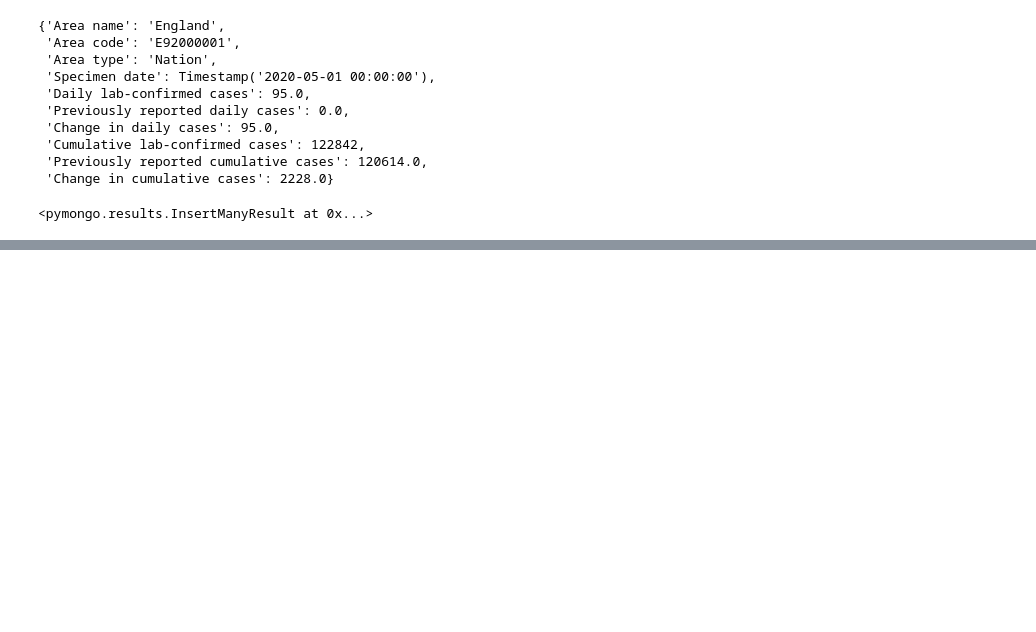
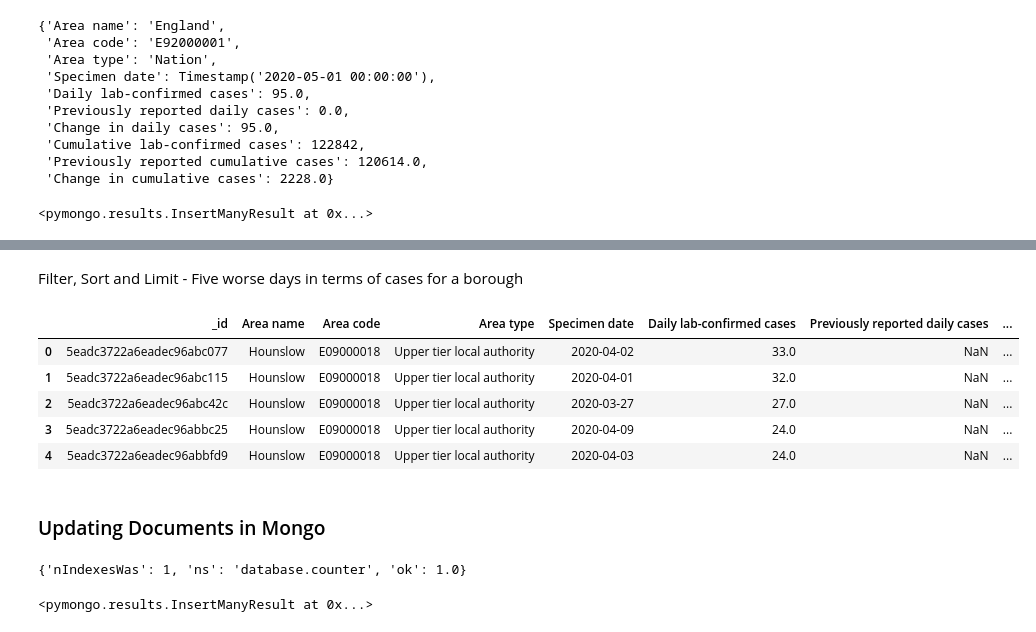
Before and after one commit to rakeshbhat9/Docker-Images, a Jupyter notebook: mongo/mongo.ipynb, the cells around one changed output, grey strips where cells are left out. Cells and saved outputs as stored; diff of their text form; code cells hidden in the pictures; blank space fills up the shorter version.

```diff
--- a/mongo/mongo.ipynb
+++ b/mongo/mongo.ipynb
@@ -59,0 +234,17 @@ coll.insert_many(df_dict)
+# %% [markdown]
+Filter, Sort and Limit - Five worse days in terms of cases for a borough
+# %%
+pd.DataFrame(coll.find({"Area name":"Hounslow"}).sort([("Daily lab-confirmed cases", pymongo.DESCENDING)]).limit(5))
+# %% [output]
+|  | _id | Area name | Area code | Area type | Specimen date | Daily lab-confirmed cases | Previously reported daily cases | ... |
+| 0 | 5eadc3722a6eadec96abc077 | Hounslow | E09000018 | Upper tier local authority | 2020-04-02 | 33.0 | NaN | ... |
+| 1 | 5eadc3722a6eadec96abc115 | Hounslow | E09000018 | Upper tier local authority | 2020-04-01 | 32.0 | NaN | ... |
+| 2 | 5eadc3722a6eadec96abc42c | Hounslow | E09000018 | Upper tier local authority | 2020-03-27 | 27.0 | NaN | ... |
+| 3 | 5eadc3722a6eadec96abbc25 | Hounslow | E09000018 | Upper tier local authority | 2020-04-09 | 24.0 | NaN | ... |
+| 4 | 5eadc3722a6eadec96abbfd9 | Hounslow | E09000018 | Upper tier local authority | 2020-04-03 | 24.0 | NaN | ... |
+# %% [markdown]
+### Updating Documents in Mongo
+# %%
+db.drop_collection('counter')
+# %% [output]
+{'nIndexesWas': 1, 'ns': 'database.counter', 'ok': 1.0}
@@ -60 +253,5 @@ coll.insert_many(df_dict)
+# %%
+counter_coll.insert_many([{'process_id':'ABC','run':10},{'process_id':'DEF','run':54},{'process_id':'DEF','run':77},{'process_id':'GHI','run':100},{'process_id':'JKL','run':392}])
+# %% [output]
+<pymongo.results.InsertManyResult at 0x...>
 # %%
```
Also changed, not shown: parts of 57 cells of this notebook.
